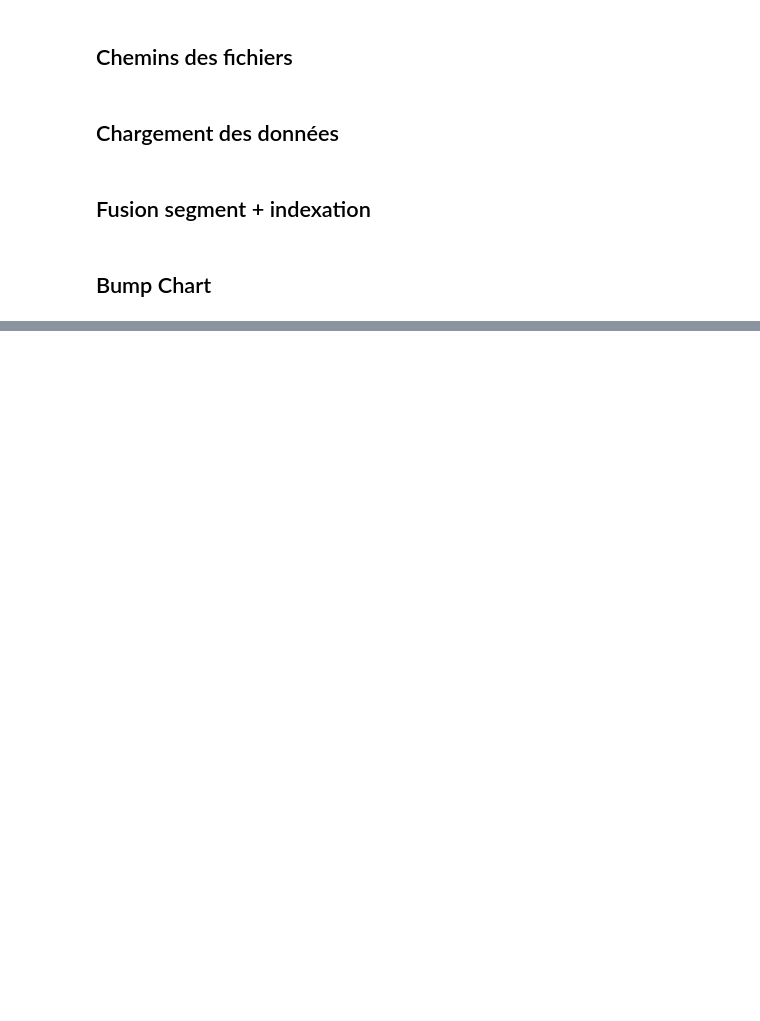
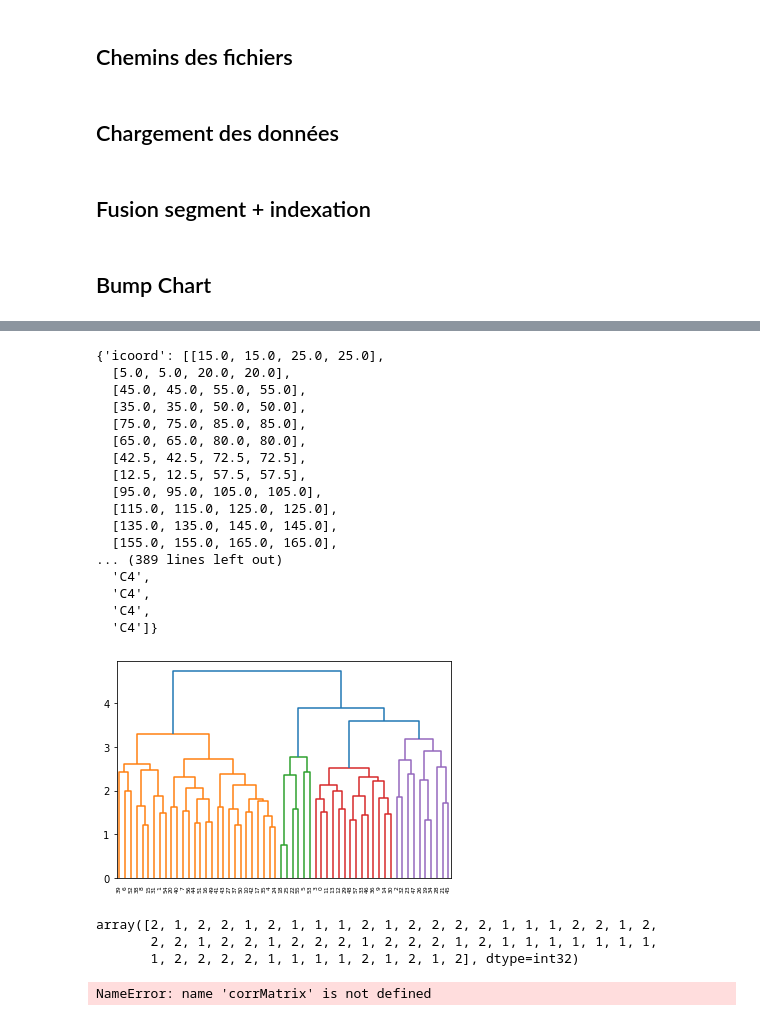
Before and after one commit to jphcoi/MADM, a Jupyter notebook: bumpchart.ipynb, the cells around one changed output, grey strips where cells are left out. Drawn from its saved outputs; the diff is of its cells as text; code cells hidden in the pictures; blank space fills up the shorter version.

```diff
--- a/bumpchart.ipynb
+++ b/bumpchart.ipynb
@@ -118,0 +212,32 @@ bump = interactive_bump_chart(data = df, which = "term")
+# %%
+import scipy.spatial as sp, scipy.cluster.hierarchy as hc
+row_linkage = (hc.linkage(sp.distance.pdist(rho_terms), method='average'))# for x in (t.values, rho_terms.values.T))
+dendrogram(row_linkage)#, leaf_label_func=llf, leaf_rotation=90)
+# %% [output]
+{'icoord': [[15.0, 15.0, 25.0, 25.0],
+  [5.0, 5.0, 20.0, 20.0],
+  [45.0, 45.0, 55.0, 55.0],
+  [35.0, 35.0, 50.0, 50.0],
+  [75.0, 75.0, 85.0, 85.0],
+  [65.0, 65.0, 80.0, 80.0],
+  [42.5, 42.5, 72.5, 72.5],
+  [12.5, 12.5, 57.5, 57.5],
+  [95.0, 95.0, 105.0, 105.0],
+  [115.0, 115.0, 125.0, 125.0],
+  [135.0, 135.0, 145.0, 145.0],
+  [155.0, 155.0, 165.0, 165.0],
+... (389 lines left out)
+  'C4',
+  'C4',
+  'C4',
+  'C4']}
+[figure, added]
+# %%
+scipy.cluster.hierarchy.fcluster(row_linkage,t=4,criterion="distance")#,method='average')
+#MR = maxRstat(Z, R, 3)
+#scipy.cluster.hierarchy.fcluster(row_linkage,t=4,criterion="monocrit")#,method='average')
+#fcluster(Z, t=0.8, criterion='monocrit', monocrit=MR)
+# %% [output]
+array([2, 1, 2, 2, 1, 2, 1, 1, 1, 2, 1, 2, 2, 2, 2, 1, 1, 1, 2, 2, 1, 2,
+       2, 2, 1, 2, 2, 1, 2, 2, 2, 1, 2, 2, 2, 1, 2, 1, 1, 1, 1, 1, 1, 1,
+       1, 2, 2, 2, 2, 1, 1, 1, 1, 2, 1, 2, 1, 2], dtype=int32)
@@ -118,0 +276,5 @@ bump = interactive_bump_chart(data = df, which = "term")
+# %%
+cmap = sns.cm.rocket_r
+sns.heatmap(cluster_corr(corrMatrix), cmap = cmap)
+# %% [output]
+NameError: name 'corrMatrix' is not defined
```
Also changed, not shown: parts of 14 cells of this notebook.
